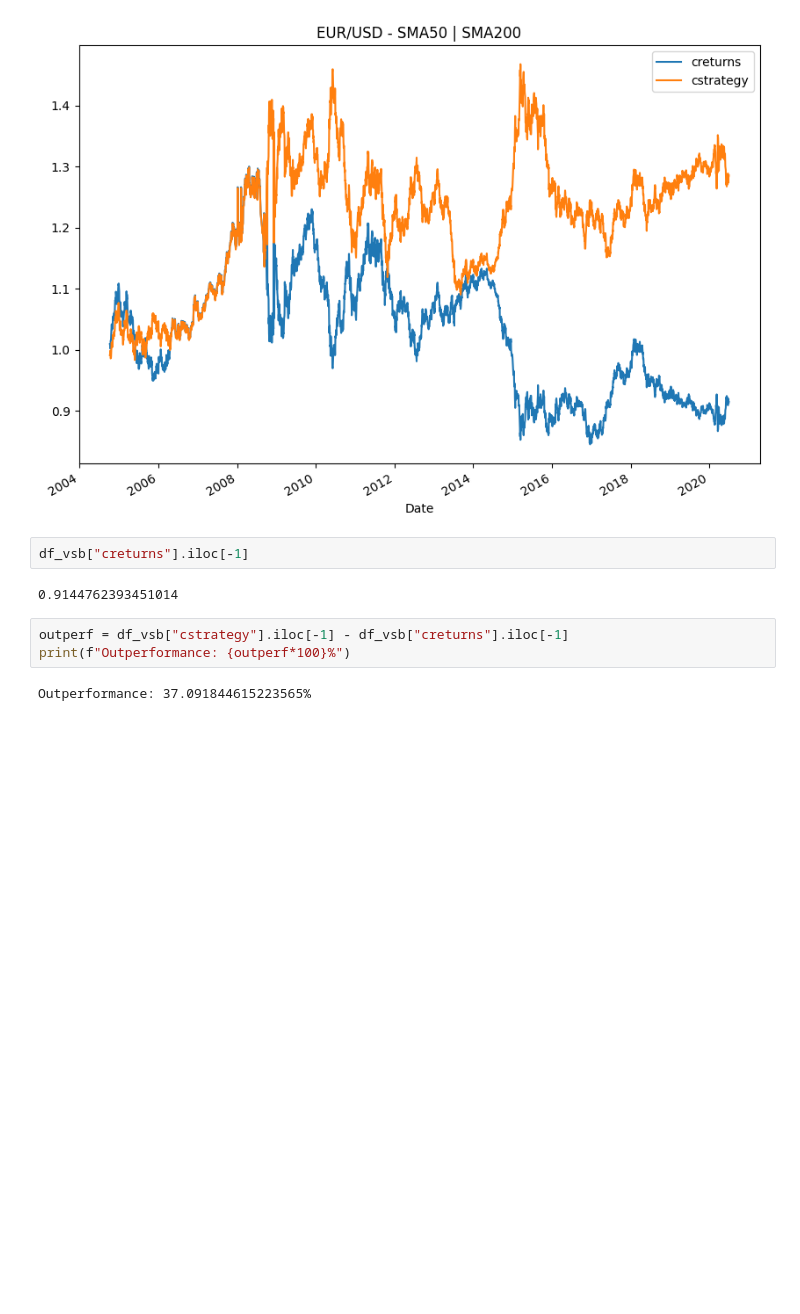
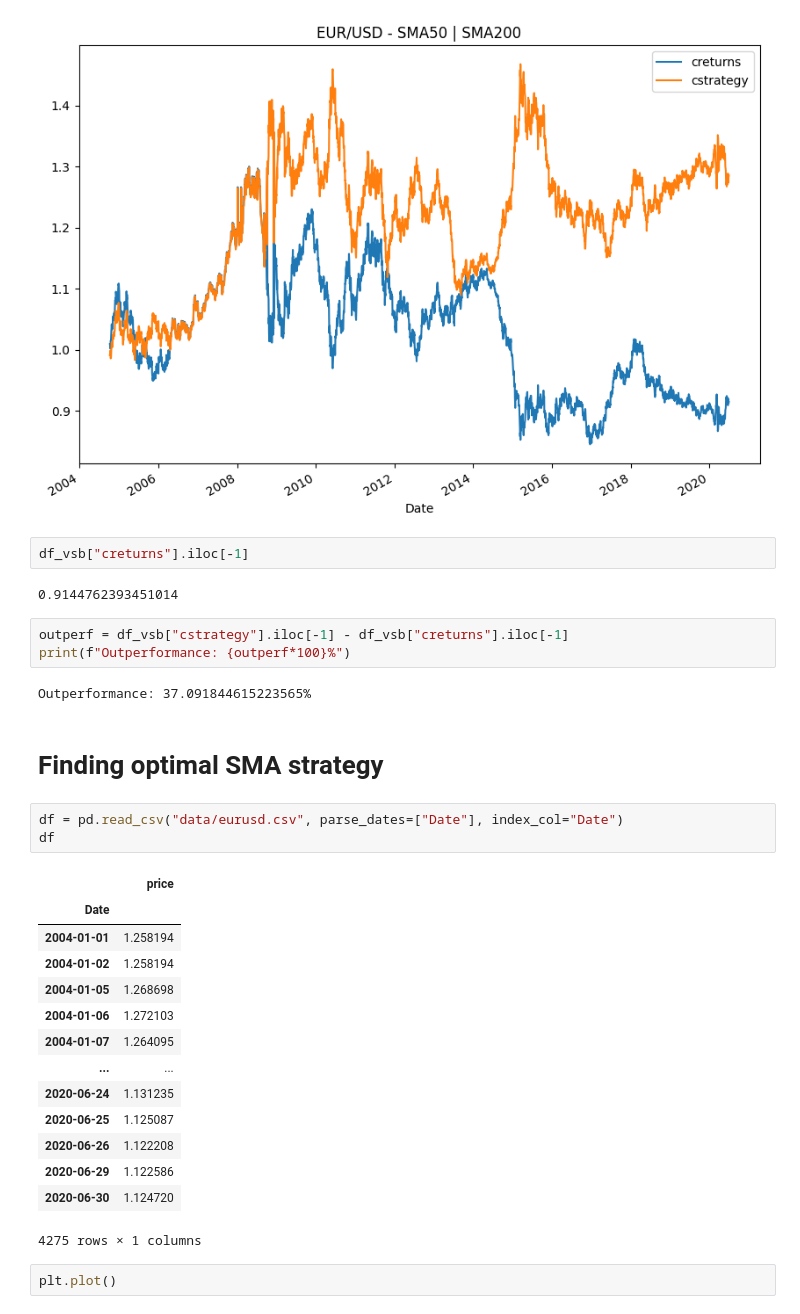
Before and after one commit to northpr/automated_trading, a Jupyter notebook: 03_sma_strategies.ipynb, the cells around one changed output. Drawn from its saved outputs; the diff is of its cells as text; blank space fills up the shorter version.

```diff
--- a/03_sma_strategies.ipynb
+++ b/03_sma_strategies.ipynb
@@ -440,3 +440,25 @@ outperf = df_vsb["cstrategy"].iloc[-1] - df_vsb["creturns"].iloc[-1]
 print(f"Outperformance: {outperf*100}%")
 # %% [output]
 Outperformance: 37.091844615223565%
+# %% [markdown]
+# Finding optimal SMA strategy
+# %%
+df = pd.read_csv("data/eurusd.csv", parse_dates=["Date"], index_col="Date")
+df
+# %% [output]
+|  | price |
+| Date |  |
+| 2004-01-01 | 1.258194 |
+| 2004-01-02 | 1.258194 |
+| 2004-01-05 | 1.268698 |
+| 2004-01-06 | 1.272103 |
+| 2004-01-07 | 1.264095 |
+| ... | ... |
+| 2020-06-24 | 1.131235 |
+| 2020-06-25 | 1.125087 |
+| 2020-06-26 | 1.122208 |
+| 2020-06-29 | 1.122586 |
+| 2020-06-30 | 1.124720 |
+4275 rows × 1 columns
+# %%
+plt.plot()
```
Also changed, not shown: 3 other files.
